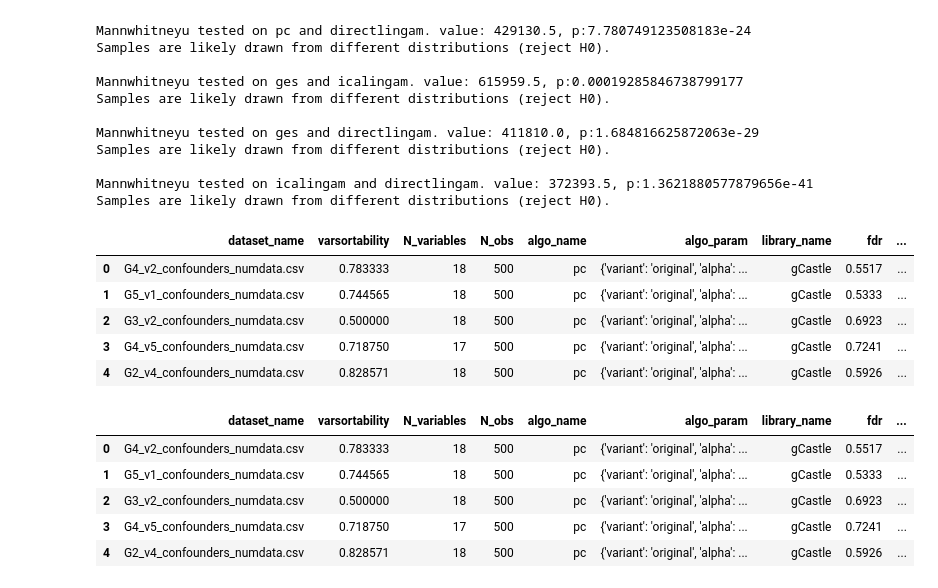
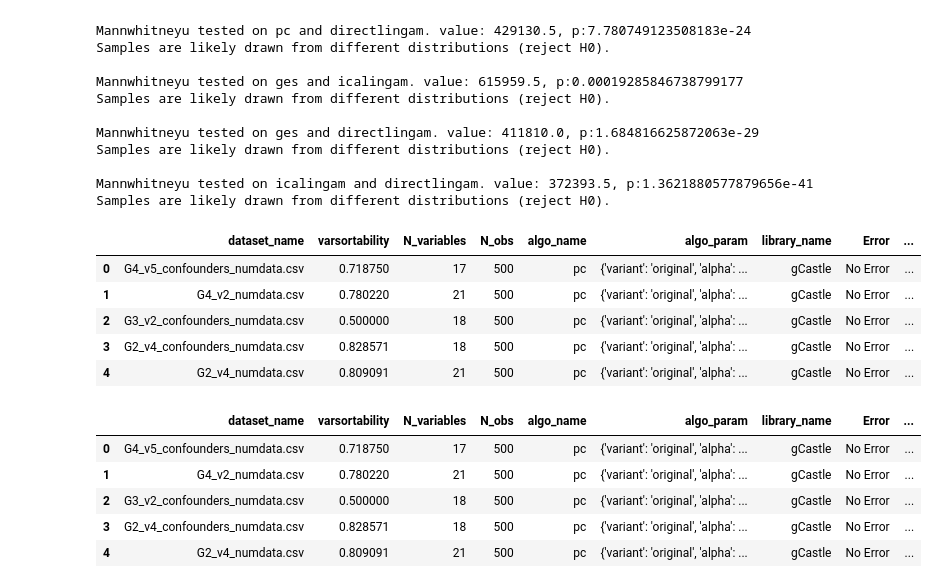
Before and after one commit to ravivanpong/CausalBench, a Jupyter notebook: evaluation/Evaluation_gcastle4_on_feedback.ipynb, the cells around one changed output. Drawn from its saved outputs; the diff is of its cells as text; code cells hidden in the pictures.

```diff
--- a/evaluation/Evaluation_gcastle4_on_feedback.ipynb
+++ b/evaluation/Evaluation_gcastle4_on_feedback.ipynb
@@ -140,14 +140,15 @@ Mannwhitneyu tested on icalingam and directlingam. value: 372393.5, p:1.36218805
 Samples are likely drawn from different distributions (reject H0).
 # %%
 df_pc=pd.read_csv('data_for_evaluation/dataverse_pc_28feb.csv', sep=';')
-df_pc.head()
+df_sensitivity = pd.read_csv('data_for_evaluation/dataverse_castle4_11Mar.csv', sep=';')
+df_sensitivity.head()
 # %% [output]
-|  | dataset_name | varsortability | N_variables | N_obs | algo_name | algo_param | library_name | fdr | ... |
-| 0 | G4_v2_confounders_numdata.csv | 0.783333 | 18 | 500 | pc | {'variant': 'original', 'alpha': ... | gCastle | 0.5517 | ... |
-| 1 | G5_v1_confounders_numdata.csv | 0.744565 | 18 | 500 | pc | {'variant': 'original', 'alpha': ... | gCastle | 0.5333 | ... |
-| 2 | G3_v2_confounders_numdata.csv | 0.500000 | 18 | 500 | pc | {'variant': 'original', 'alpha': ... | gCastle | 0.6923 | ... |
-| 3 | G4_v5_confounders_numdata.csv | 0.718750 | 17 | 500 | pc | {'variant': 'original', 'alpha': ... | gCastle | 0.7241 | ... |
-| 4 | G2_v4_confounders_numdata.csv | 0.828571 | 18 | 500 | pc | {'variant': 'original', 'alpha': ... | gCastle | 0.5926 | ... |
+|  | dataset_name | varsortability | N_variables | N_obs | algo_name | algo_param | library_name | Error | ... |
+| 0 | G4_v5_confounders_numdata.csv | 0.718750 | 17 | 500 | pc | {'variant': 'original', 'alpha': ... | gCastle | No Error | ... |
+| 1 | G4_v2_numdata.csv | 0.780220 | 21 | 500 | pc | {'variant': 'original', 'alpha': ... | gCastle | No Error | ... |
+| 2 | G3_v2_confounders_numdata.csv | 0.500000 | 18 | 500 | pc | {'variant': 'original', 'alpha': ... | gCastle | No Error | ... |
+| 3 | G2_v4_confounders_numdata.csv | 0.828571 | 18 | 500 | pc | {'variant': 'original', 'alpha': ... | gCastle | No Error | ... |
+| 4 | G2_v4_numdata.csv | 0.809091 | 21 | 500 | pc | {'variant': 'original', 'alpha': ... | gCastle | No Error | ... |
 # %%
 dataset_types = ['with_hidden_variable', 'with_out_hidden_variable']
 def extract_dataset_type(dataset_name:str):
@@ -155,13 +156,13 @@ def extract_dataset_type(dataset_name:str):
         return 'with_hidden_variable'
     else:
         return 'with_out_hidden_variable'
-df_pc['dataset_type'] = df_pc['dataset_name'].apply(extract_dataset_type)
-df_pc.head()
+df_sensitivity['dataset_type'] = df_sensitivity['dataset_name'].apply(extract_dataset_type)
+df_sensitivity.head()
 # %% [output]
-|  | dataset_name | varsortability | N_variables | N_obs | algo_name | algo_param | library_name | fdr | ... |
-| 0 | G4_v2_confounders_numdata.csv | 0.783333 | 18 | 500 | pc | {'variant': 'original', 'alpha': ... | gCastle | 0.5517 | ... |
-| 1 | G5_v1_confounders_numdata.csv | 0.744565 | 18 | 500 | pc | {'variant': 'original', 'alpha': ... | gCastle | 0.5333 | ... |
-| 2 | G3_v2_confounders_numdata.csv | 0.500000 | 18 | 500 | pc | {'variant': 'original', 'alpha': ... | gCastle | 0.6923 | ... |
-| 3 | G4_v5_confounders_numdata.csv | 0.718750 | 17 | 500 | pc | {'variant': 'original', 'alpha': ... | gCastle | 0.7241 | ... |
-| 4 | G2_v4_confounders_numdata.csv | 0.828571 | 18 | 500 | pc | {'variant': 'original', 'alpha': ... | gCastle | 0.5926 | ... |
+|  | dataset_name | varsortability | N_variables | N_obs | algo_name | algo_param | library_name | Error | ... |
+| 0 | G4_v5_confounders_numdata.csv | 0.718750 | 17 | 500 | pc | {'variant': 'original', 'alpha': ... | gCastle | No Error | ... |
+| 1 | G4_v2_numdata.csv | 0.780220 | 21 | 500 | pc | {'variant': 'original', 'alpha': ... | gCastle | No Error | ... |
+| 2 | G3_v2_confounders_numdata.csv | 0.500000 | 18 | 500 | pc | {'variant': 'original', 'alpha': ... | gCastle | No Error | ... |
+| 3 | G2_v4_confounders_numdata.csv | 0.828571 | 18 | 500 | pc | {'variant': 'original', 'alpha': ... | gCastle | No Error | ... |
+| 4 | G2_v4_numdata.csv | 0.809091 | 21 | 500 | pc | {'variant': 'original', 'alpha': ... | gCastle | No Error | ... |
 # %%
```
Also changed, not shown: parts of 6 cells of this notebook, 5 other files.
